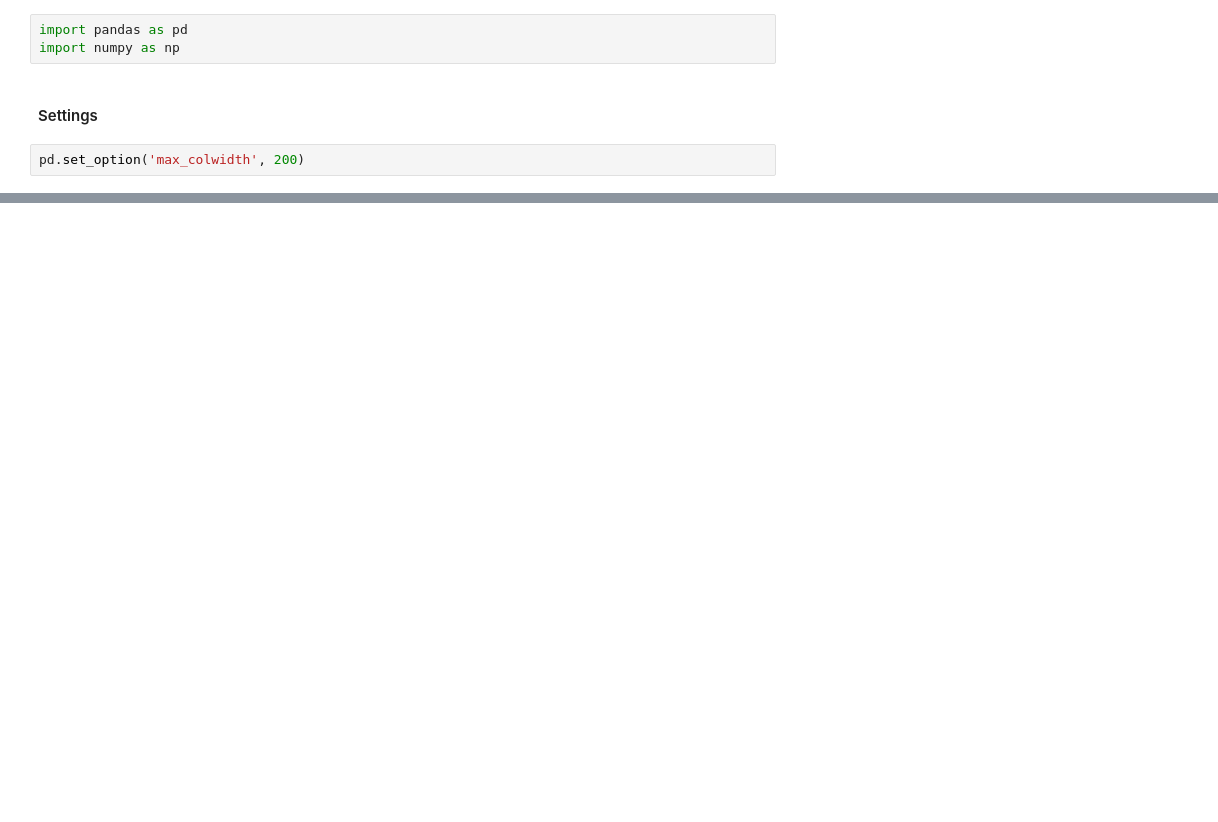
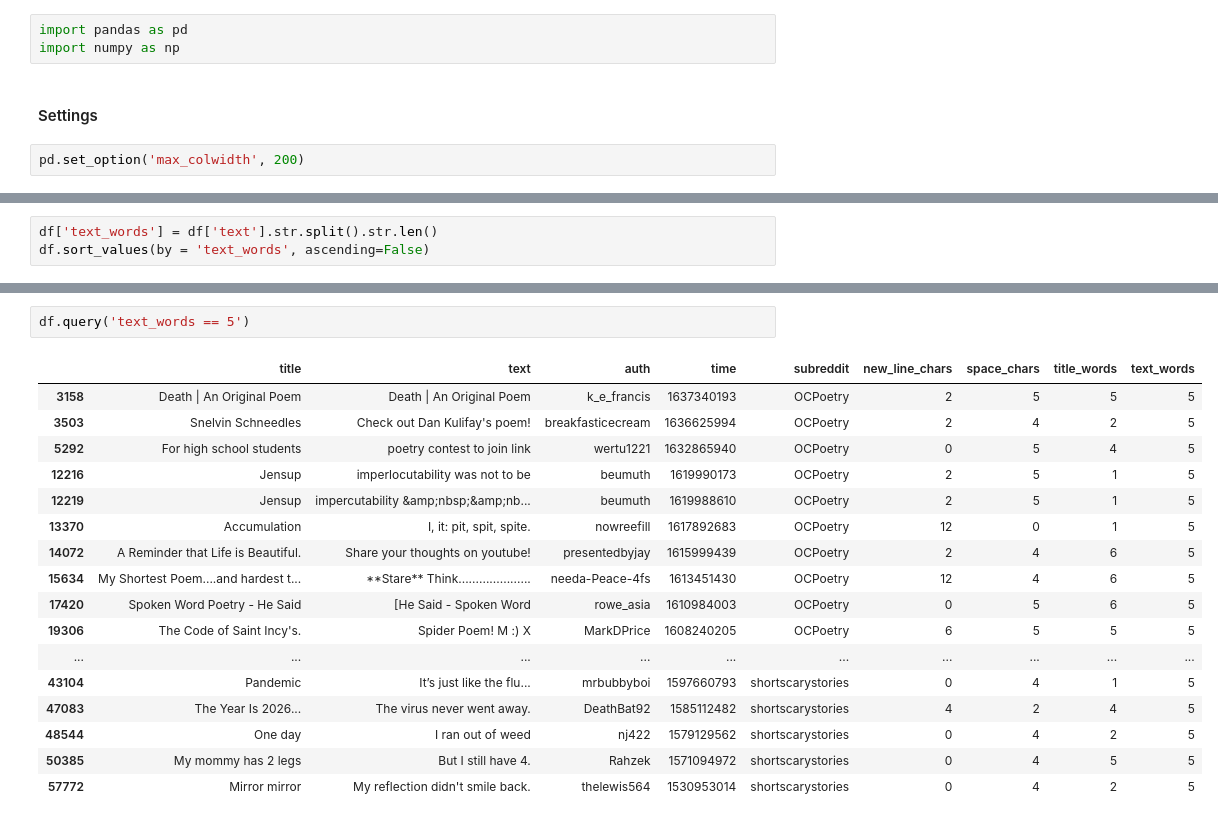
Before and after one commit to stevenlw-porpoise/Reddit-NLP-Classifier, a Jupyter notebook: EDA.ipynb, the cells around one changed output, grey strips where cells are left out. Cells and saved outputs as stored; diff of their text form; blank space fills up the shorter version.

```diff
--- a/EDA.ipynb
+++ b/EDA.ipynb
@@ -72,0 +209,3 @@ poems.sort_values(by = 'title_words', ascending=False)
+# %%
+df['text_words'] = df['text'].str.split().str.len()
+df.sort_values(by = 'text_words', ascending=False)
@@ -72,0 +242,20 @@ poems.sort_values(by = 'title_words', ascending=False)
+# %%
+df.query('text_words == 5')
+# %% [output]
+|  | title | text | auth | time | subreddit | new_line_chars | space_chars | title_words | text_words |
+| 3158 | Death | An Original Poem | Death | An Original Poem | k_e_francis | 1637340193 | OCPoetry | 2 | 5 | 5 | 5 |
+| 3503 | Snelvin Schneedles | Check out Dan Kulifay's poem! | breakfasticecream | 1636625994 | OCPoetry | 2 | 4 | 2 | 5 |
+| 5292 | For high school students | poetry contest to join link | wertu1221 | 1632865940 | OCPoetry | 0 | 5 | 4 | 5 |
+| 12216 | Jensup | imperlocutability was not to be | beumuth | 1619990173 | OCPoetry | 2 | 5 | 1 | 5 |
+| 12219 | Jensup | impercutability &amp;nbsp;&amp;nb... | beumuth | 1619988610 | OCPoetry | 2 | 5 | 1 | 5 |
+| 13370 | Accumulation | I, it: pit, spit, spite. | nowreefill | 1617892683 | OCPoetry | 12 | 0 | 1 | 5 |
+| 14072 | A Reminder that Life is Beautiful. | Share your thoughts on youtube! | presentedbyjay | 1615999439 | OCPoetry | 2 | 4 | 6 | 5 |
+| 15634 | My Shortest Poem....and hardest t... | **Stare** Think..................... | needa-Peace-4fs | 1613451430 | OCPoetry | 12 | 4 | 6 | 5 |
+| 17420 | Spoken Word Poetry - He Said | [He Said - Spoken Word | rowe_asia | 1610984003 | OCPoetry | 0 | 5 | 6 | 5 |
+| 19306 | The Code of Saint Incy's. | Spider Poem! M :) X | MarkDPrice | 1608240205 | OCPoetry | 6 | 5 | 5 | 5 |
+| ... | ... | ... | ... | ... | ... | ... | ... | ... | ... |
+| 43104 | Pandemic | It’s just like the flu... | mrbubbyboi | 1597660793 | shortscarystories | 0 | 4 | 1 | 5 |
+| 47083 | The Year Is 2026... | The virus never went away. | DeathBat92 | 1585112482 | shortscarystories | 4 | 2 | 4 | 5 |
+| 48544 | One day | I ran out of weed | nj422 | 1579129562 | shortscarystories | 0 | 4 | 2 | 5 |
+| 50385 | My mommy has 2 legs | But I still have 4. | Rahzek | 1571094972 | shortscarystories | 0 | 4 | 5 | 5 |
+| 57772 | Mirror mirror | My reflection didn't smile back. | thelewis564 | 1530953014 | shortscarystories | 0 | 4 | 2 | 5 |
```
Also changed, not shown: parts of 42 cells of this notebook, 1 other file.
